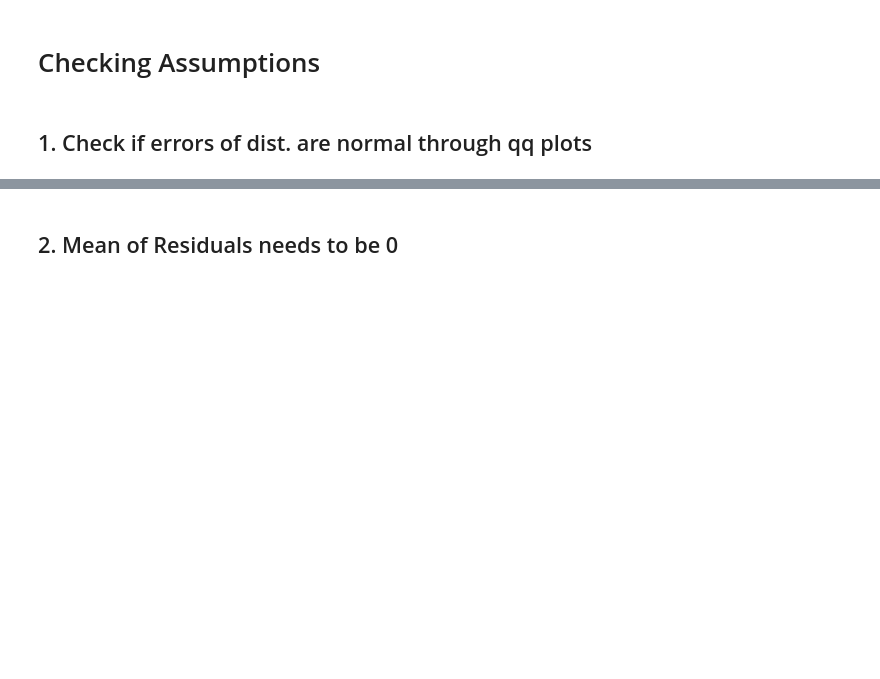
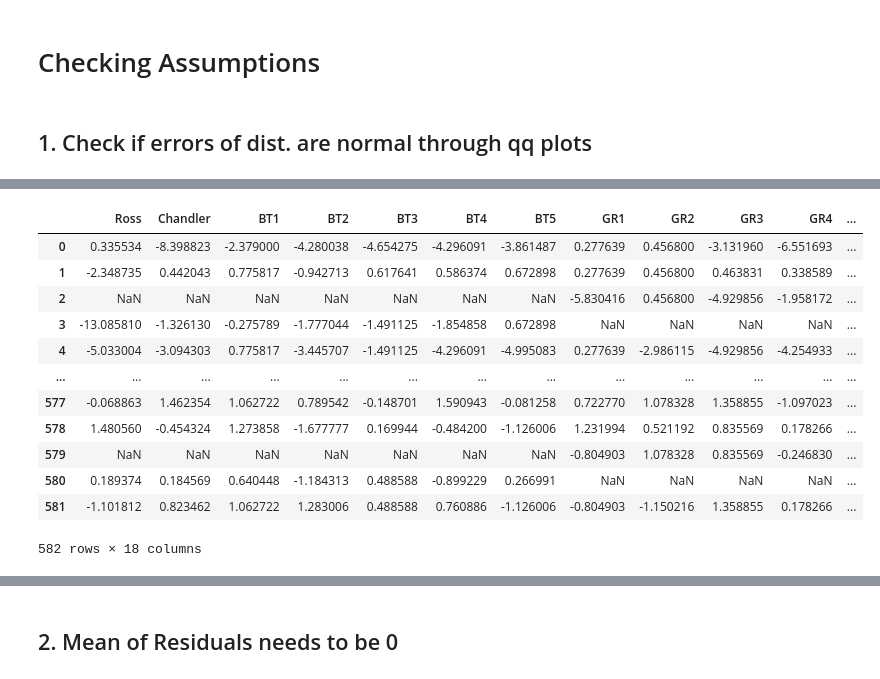
Before and after one commit to Data-Science-in-Business-Fall-2020/final-project-danny_brady_michael, a Jupyter notebook: T_Tests.ipynb, the cells around one changed output, grey strips where cells are left out. Cells and saved outputs as stored; diff of their text form; code cells hidden in the pictures; blank space fills up the shorter version.

```diff
--- a/T_Tests.ipynb
+++ b/T_Tests.ipynb
@@ -1220,0 +1262,29 @@ dtype: float64
+# %%
+df3 = pd.DataFrame()
+for column in light_targets.iloc[:,1:].columns:
+    resid = []
+    light_mean = light_targets[column].mean()
+    light_std = np.std(light_targets[column])
+    no_light_mean = no_light_targets[column].mean()
+    no_light_std = np.std(no_light_targets[column])
+    for date in eat.Date:
+        if  (date < pd.to_datetime('02-15-2018')):
+            resid.append((light_mean - eat[eat["Date"]==date][column].values[0])/light_std)
+        else:
+            resid.append((no_light_mean - eat[eat["Date"]==date][column].values[0])/no_light_std)
+    df3 = pd.concat([df3, pd.Series(resid,name = column)], axis = 1)
+df3
+# %% [output]
+|  | Ross | Chandler | BT1 | BT2 | BT3 | BT4 | BT5 | GR1 | GR2 | GR3 | GR4 | ... |
+| 0 | 0.335534 | -8.398823 | -2.379000 | -4.280038 | -4.654275 | -4.296091 | -3.861487 | 0.277639 | 0.456800 | -3.131960 | -6.551693 | ... |
+| 1 | -2.348735 | 0.442043 | 0.775817 | -0.942713 | 0.617641 | 0.586374 | 0.672898 | 0.277639 | 0.456800 | 0.463831 | 0.338589 | ... |
+| 2 | NaN | NaN | NaN | NaN | NaN | NaN | NaN | -5.830416 | 0.456800 | -4.929856 | -1.958172 | ... |
+| 3 | -13.085810 | -1.326130 | -0.275789 | -1.777044 | -1.491125 | -1.854858 | 0.672898 | NaN | NaN | NaN | NaN | ... |
+| 4 | -5.033004 | -3.094303 | 0.775817 | -3.445707 | -1.491125 | -4.296091 | -4.995083 | 0.277639 | -2.986115 | -4.929856 | -4.254933 | ... |
+| ... | ... | ... | ... | ... | ... | ... | ... | ... | ... | ... | ... | ... |
+| 577 | -0.068863 | 1.462354 | 1.062722 | 0.789542 | -0.148701 | 1.590943 | -0.081258 | 0.722770 | 1.078328 | 1.358855 | -1.097023 | ... |
+| 578 | 1.480560 | -0.454324 | 1.273858 | -1.677777 | 0.169944 | -0.484200 | -1.126006 | 1.231994 | 0.521192 | 0.835569 | 0.178266 | ... |
+| 579 | NaN | NaN | NaN | NaN | NaN | NaN | NaN | -0.804903 | 1.078328 | 0.835569 | -0.246830 | ... |
+| 580 | 0.189374 | 0.184569 | 0.640448 | -1.184313 | 0.488588 | -0.899229 | 0.266991 | NaN | NaN | NaN | NaN | ... |
+| 581 | -1.101812 | 0.823462 | 1.062722 | 1.283006 | 0.488588 | 0.760886 | -1.126006 | -0.804903 | -1.150216 | 1.358855 | 0.178266 | ... |
+582 rows × 18 columns
```
Also changed, not shown: parts of 21 cells of this notebook.
